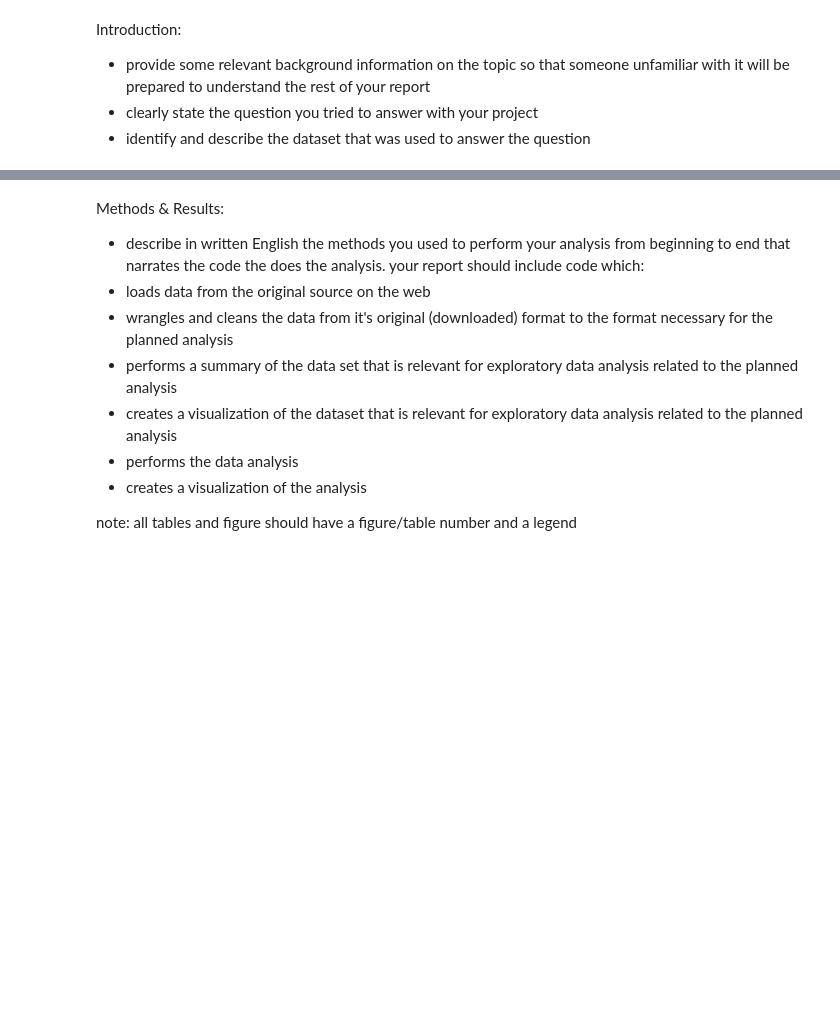
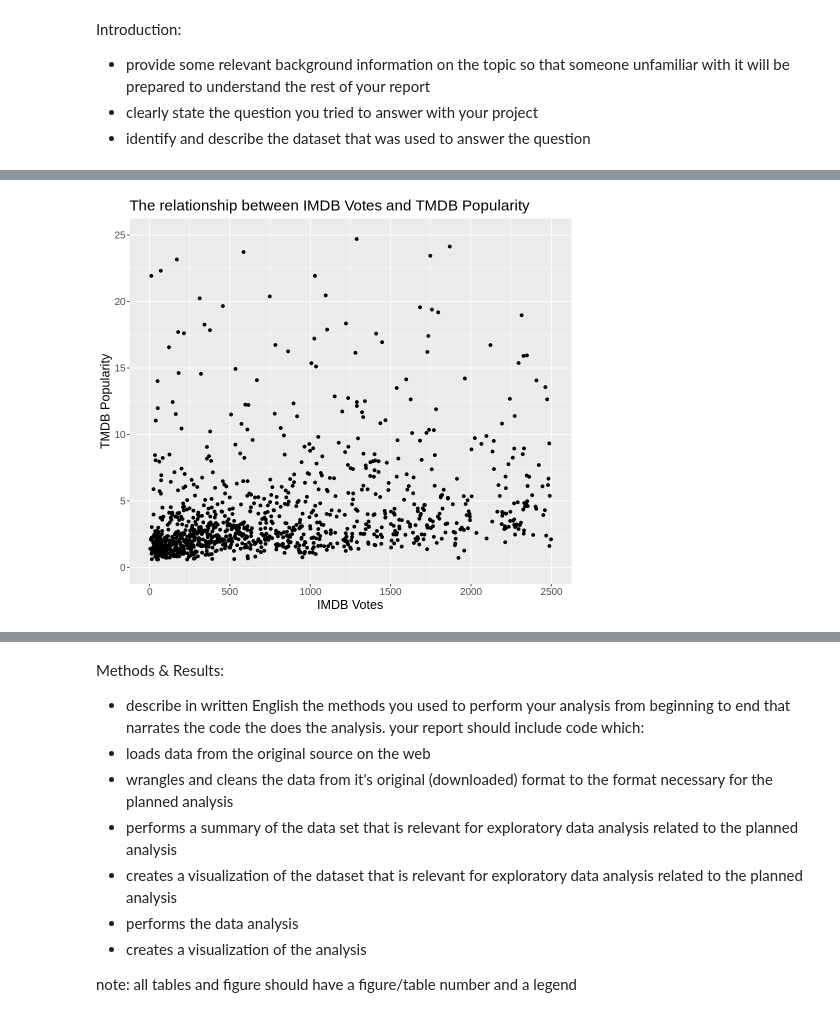
Before and after one commit to sm020402/dsci-100-2022w1-group-98, a Jupyter notebook: project_proposal/report.ipynb, the cells around one changed output, grey strips where cells are left out. Drawn from its saved outputs; the diff is of its cells as text; code cells hidden in the pictures; blank space fills up the shorter version.

```diff
--- a/project_proposal/report.ipynb
+++ b/project_proposal/report.ipynb
@@ -7,0 +123,13 @@ Introduction:
+# %%
+options(repr.plot.width = 8, repr.plot.height = 7)
+ivotes_plot <- titles_training %>%
+    ggplot(aes(x = imdb_votes, y = tmdb_popularity)) +
+    geom_point() +
+    labs(x = "IMDB Votes", y ="TMDB Popularity") +
+    ggtitle("The relationship between IMDB Votes and TMDB Popularity")+
+    ylim(0,25)+
+    xlim(0,2500)+
+    theme(text = element_text(size = 15))
+
+ivotes_plot
+# %% [output]
@@ -7,0 +138 @@ Introduction:
+[figure, added]
```
Also changed, not shown: parts of 10 cells of this notebook.
